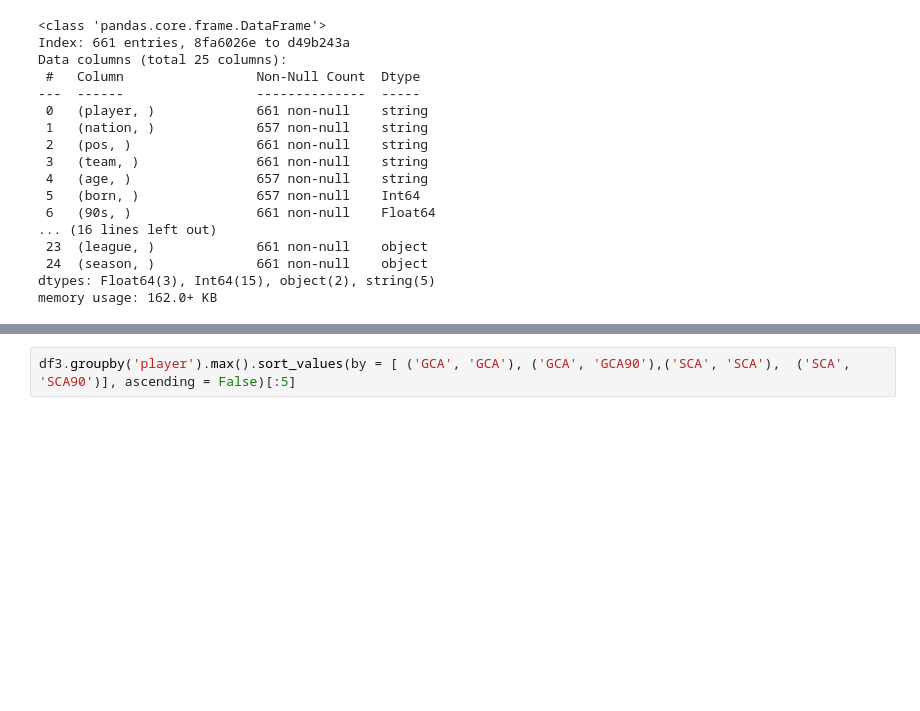
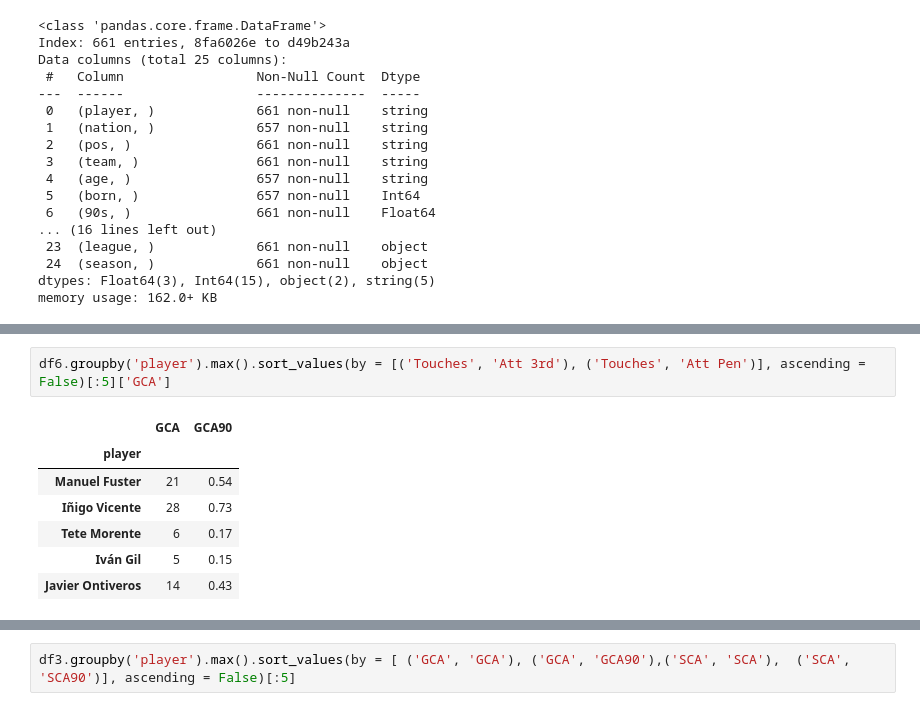
Before and after one commit to PTIT-D22KH/fbref-experimenting, a Jupyter notebook: fbref-players/spanish-segunda/spanish-segunda.ipynb, the cells around one changed output, grey strips where cells are left out. Saved outputs shown, nothing was run; the diff lists cells and outputs as text; blank space fills up the shorter version.

```diff
--- a/fbref-players/spanish-segunda/spanish-segunda.ipynb
+++ b/fbref-players/spanish-segunda/spanish-segunda.ipynb
@@ -230,0 +296,10 @@ df3.shape
+# %%
+df6.groupby('player').max().sort_values(by = [('Touches', 'Att 3rd'), ('Touches', 'Att Pen')], ascending = False)[:5]['GCA']
+# %% [output]
+|  | GCA | GCA90 |
+| player |  |  |
+| Manuel Fuster | 21 | 0.54 |
+| Iñigo Vicente | 28 | 0.73 |
+| Tete Morente | 6 | 0.17 |
+| Iván Gil | 5 | 0.15 |
+| Javier Ontiveros | 14 | 0.43 |
```
Also changed, not shown: parts of 18 cells of this notebook.
